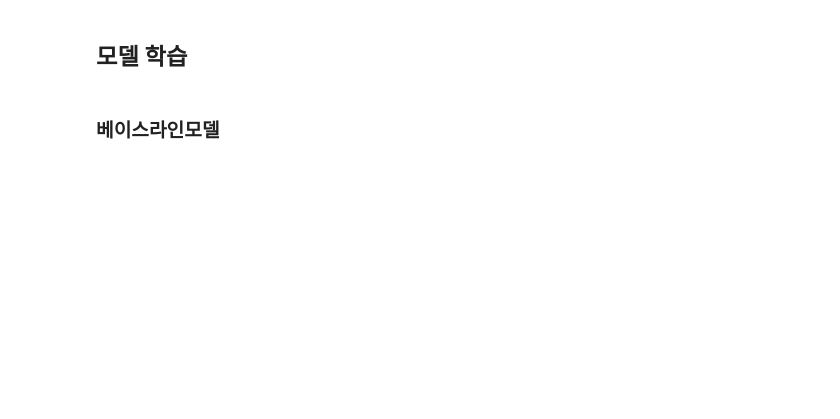
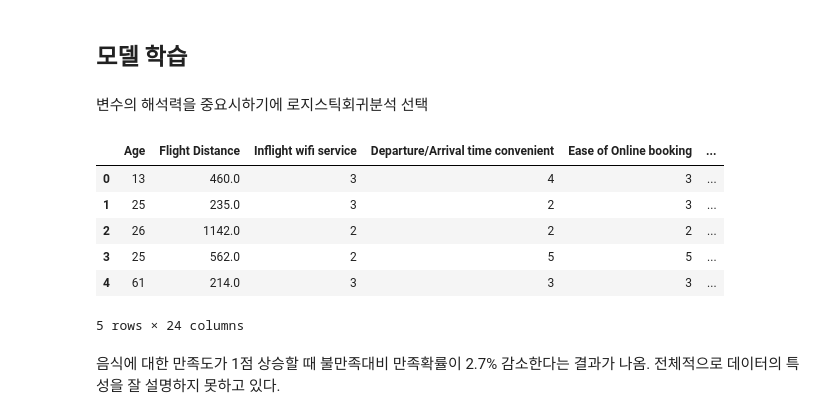
Before and after one commit to taejungjang/airline_analysis, a Jupyter notebook: airline.ipynb, the cells around one changed output. Saved outputs shown, nothing was run; the diff lists cells and outputs as text; code cells hidden in the pictures; blank space fills up the shorter version.

```diff
--- a/airline.ipynb
+++ b/airline.ipynb
@@ -92,0 +110,8 @@ dtype: float64
+# %%
+df_train_no_na = df_train.dropna(subset=['Arrival Delay in Minutes'])
+x = df_train_no_na[['Departure Delay in Minutes']]
+x = sm.add_constant(x)
+y = df_train_no_na[['Arrival Delay in Minutes']]
+
+model = sm.OLS(y,x).fit()
+model.summary()
@@ -92,0 +138,15 @@ dtype: float64
+# %%
+#출발지연이 null인 데이터
+df_na = df_train[df_train['Arrival Delay in Minutes'].isna()]
+
+#출발지연이 null인 데이터의 도착지연값
+X_na = df_na[['Departure Delay in Minutes']]
+
+#상수항 추가
+X_na = sm.add_constant(X_na)
+
+#모델 예측값
+predicted_arrival_delay = model.predict(X_na)
+
+#기존 데이터결측치를 모델 예측값으로 메꾸기
+df_train.loc[df_train['Arrival Delay in Minutes'].isna(), 'Arrival Delay in Minutes'] = predicted_arrival_delay
@@ -190,0 +288,12 @@ df_train.drop(['id'],axis = 1, inplace = True)
+# %%
+# 1. 사분위수 계산
+Q1 = df_train["Flight Distance"].quantile(0.25)
+Q3 = df_train["Flight Distance"].quantile(0.75)
+IQR = Q3 - Q1
+
+# 2. 하한값, 상한값 계산
+lower_bound = Q1 - 1.5 * IQR
+upper_bound = Q3 + 1.5 * IQR
+
+# 3. 이상치를 하한/상한값으로 대체
+df_train["Flight Distance"] = df_train["Flight Distance"].clip(lower=lower_bound, upper=upper_bound)
@@ -191,5 +320,17 @@ df_train.drop(['id'],axis = 1, inplace = True)
 # %% [markdown]
 ## 모델 학습
-# %% [markdown]
-### 베이스라인모델
+# %% [markdown]
+변수의 해석력을 중요시하기에 로지스틱회귀분석 선택
+# %%
+#로지스틱 회귀분석을 위해 범주형변수 연속형으로 변환시키기
+df_train = pd.get_dummies(df_train,drop_first=True)
+df_train.head()
+# %% [output]
+|  | Age | Flight Distance | Inflight wifi service | Departure/Arrival time convenient | Ease of Online booking | ... |
+| 0 | 13 | 460.0 | 3 | 4 | 3 | ... |
+| 1 | 25 | 235.0 | 3 | 2 | 3 | ... |
+| 2 | 26 | 1142.0 | 2 | 2 | 2 | ... |
+| 3 | 25 | 562.0 | 2 | 5 | 5 | ... |
+| 4 | 61 | 214.0 | 3 | 3 | 3 | ... |
+5 rows × 24 columns
 # %%
@@ -198 +339,3 @@ df_train.drop(['id'],axis = 1, inplace = True)
+# %% [markdown]
+음식에 대한 만족도가 1점 상승할 때 불만족대비 만족확률이 2.7% 감소한다는 결과가 나옴. 전체적으로 데이터의 특성을 잘 설명하지 못하고 있다.
 # %%
```
Also changed, not shown: parts of 39 cells of this notebook.
